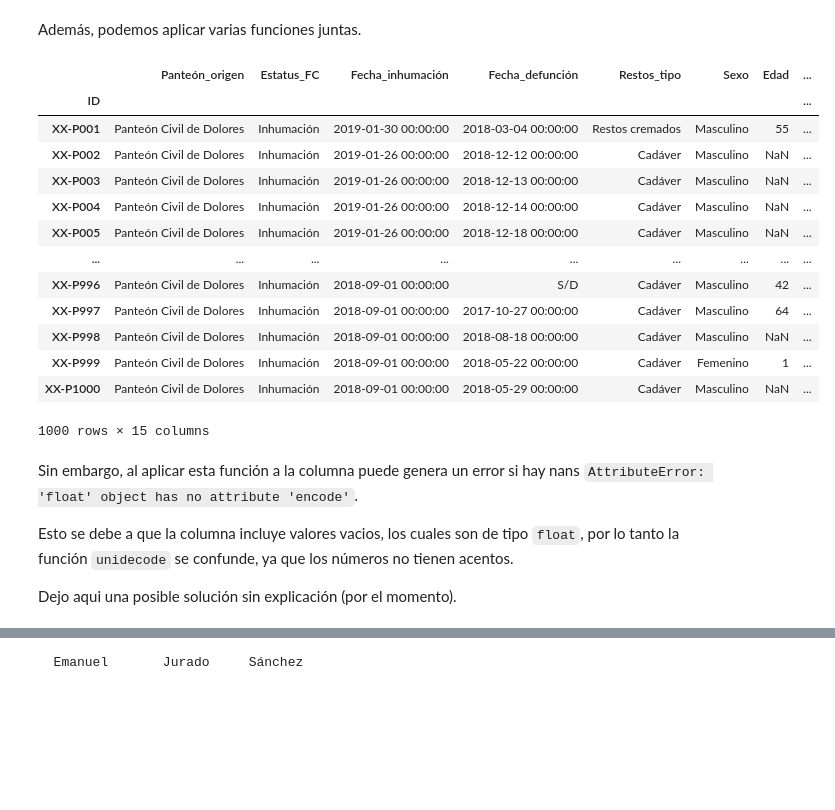
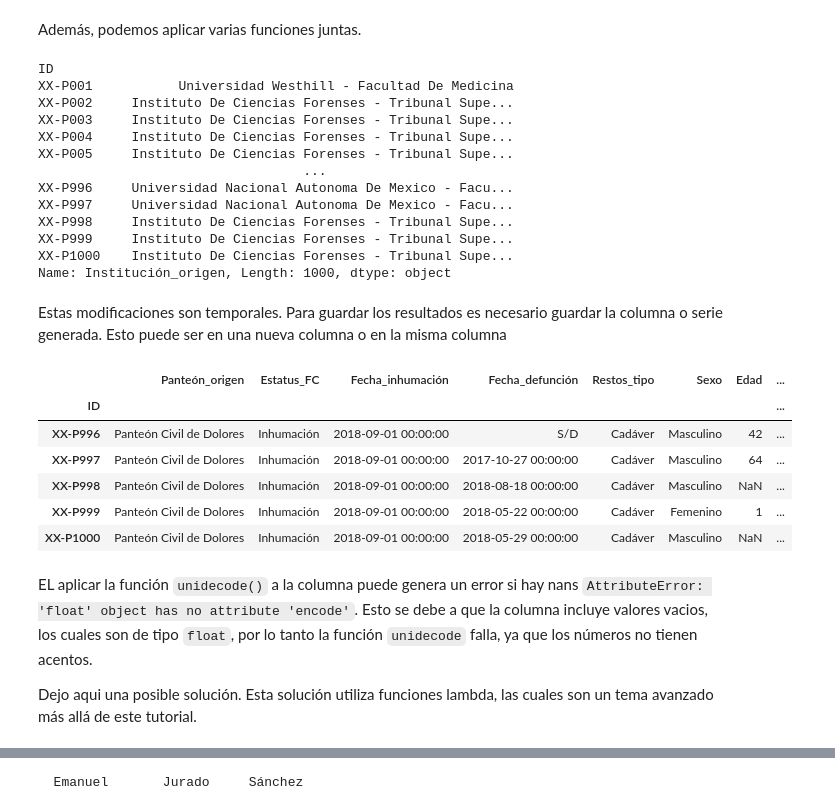
Before and after one commit to mar-esther23/CursoPandas2023, a Jupyter notebook: CP4-Limpieza.ipynb, the cells around one changed output, grey strips where cells are left out. Cells and saved outputs as stored; diff of their text form; code cells hidden in the pictures; blank space fills up the shorter version.

```diff
--- a/CP4-Limpieza.ipynb
+++ b/CP4-Limpieza.ipynb
@@ -534,29 +560,39 @@ XX-P1000    INSTITUTO DE CIENCIAS FORENSES - TRIBUNAL SUPE...
 Name: Institución_origen, Length: 1000, dtype: object
 # %% [markdown]
 Además, podemos aplicar varias funciones juntas.
+# %%
+df['Institución_origen'].str.title().apply(unidecode)
+# %% [output]
+ID
+XX-P001           Universidad Westhill - Facultad De Medicina
+XX-P002     Instituto De Ciencias Forenses - Tribunal Supe...
+XX-P003     Instituto De Ciencias Forenses - Tribunal Supe...
+XX-P004     Instituto De Ciencias Forenses - Tribunal Supe...
+XX-P005     Instituto De Ciencias Forenses - Tribunal Supe...
+                                  ...
+XX-P996     Universidad Nacional Autonoma De Mexico - Facu...
+XX-P997     Universidad Nacional Autonoma De Mexico - Facu...
+XX-P998     Instituto De Ciencias Forenses - Tribunal Supe...
+XX-P999     Instituto De Ciencias Forenses - Tribunal Supe...
+XX-P1000    Instituto De Ciencias Forenses - Tribunal Supe...
+Name: Institución_origen, Length: 1000, dtype: object
+# %% [markdown]
+Estas modificaciones son temporales. Para guardar los resultados es necesario guardar la columna o serie generada. Esto puede ser en una nueva columna o en la misma columna
 # %%
 df['Institución_origen'] = df['Institución_origen'].str.title().apply(unidecode)
-df
+df.tail()
 # %% [output]
 |  | Panteón_origen | Estatus_FC | Fecha_inhumación | Fecha_defunción | Restos_tipo | Sexo | Edad | ... |
 | ID |  |  |  |  |  |  |  | ... |
-| XX-P001 | Panteón Civil de Dolores | Inhumación | 2019-01-30 00:00:00 | 2018-03-04 00:00:00 | Restos cremados | Masculino | 55 | ... |
-| XX-P002 | Panteón Civil de Dolores | Inhumación | 2019-01-26 00:00:00 | 2018-12-12 00:00:00 | Cadáver | Masculino | NaN | ... |
-| XX-P003 | Panteón Civil de Dolores | Inhumación | 2019-01-26 00:00:00 | 2018-12-13 00:00:00 | Cadáver | Masculino | NaN | ... |
-| XX-P004 | Panteón Civil de Dolores | Inhumación | 2019-01-26 00:00:00 | 2018-12-14 00:00:00 | Cadáver | Masculino | NaN | ... |
-| XX-P005 | Panteón Civil de Dolores | Inhumación | 2019-01-26 00:00:00 | 2018-12-18 00:00:00 | Cadáver | Masculino | NaN | ... |
-| ... | ... | ... | ... | ... | ... | ... | ... | ... |
 | XX-P996 | Panteón Civil de Dolores | Inhumación | 2018-09-01 00:00:00 | S/D | Cadáver | Masculino | 42 | ... |
 | XX-P997 | Panteón Civil de Dolores | Inhumación | 2018-09-01 00:00:00 | 2017-10-27 00:00:00 | Cadáver | Masculino | 64 | ... |
 | XX-P998 | Panteón Civil de Dolores | Inhumación | 2018-09-01 00:00:00 | 2018-08-18 00:00:00 | Cadáver | Masculino | NaN | ... |
 | XX-P999 | Panteón Civil de Dolores | Inhumación | 2018-09-01 00:00:00 | 2018-05-22 00:00:00 | Cadáver | Femenino | 1 | ... |
 | XX-P1000 | Panteón Civil de Dolores | Inhumación | 2018-09-01 00:00:00 | 2018-05-29 00:00:00 | Cadáver | Masculino | NaN | ... |
-1000 rows × 15 columns
 # %% [markdown]
-Sin embargo, al aplicar esta función a la columna puede genera un error si hay nans `AttributeError: 'float' object has no attribute 'encode'`.
+EL aplicar la función `unidecode()` a la columna puede genera un error si hay nans `AttributeError: 'float' object has no attribute 'encode'`.
+Esto se debe a que la columna incluye valores vacios, los cuales son de tipo `float`, por lo tanto la función `unidecode` falla, ya que los números no tienen acentos.
 
-Esto se debe a que la columna incluye valores vacios, los cuales son de tipo `float`, por lo tanto la función `unidecode` se confunde, ya que los números no tienen acentos.
-
-Dejo aqui una posible solución sin explicación (por el momento).
+Dejo aqui una posible solución. Esta solución utiliza funciones lambda, las cuales son un tema avanzado más allá de este tutorial.
 # %%
 df['Nombre(s)'].apply( lambda s: unidecode(s) if type(s)==str  else s )
```
Also changed, not shown: parts of 163 cells of this notebook, 1 other file.
